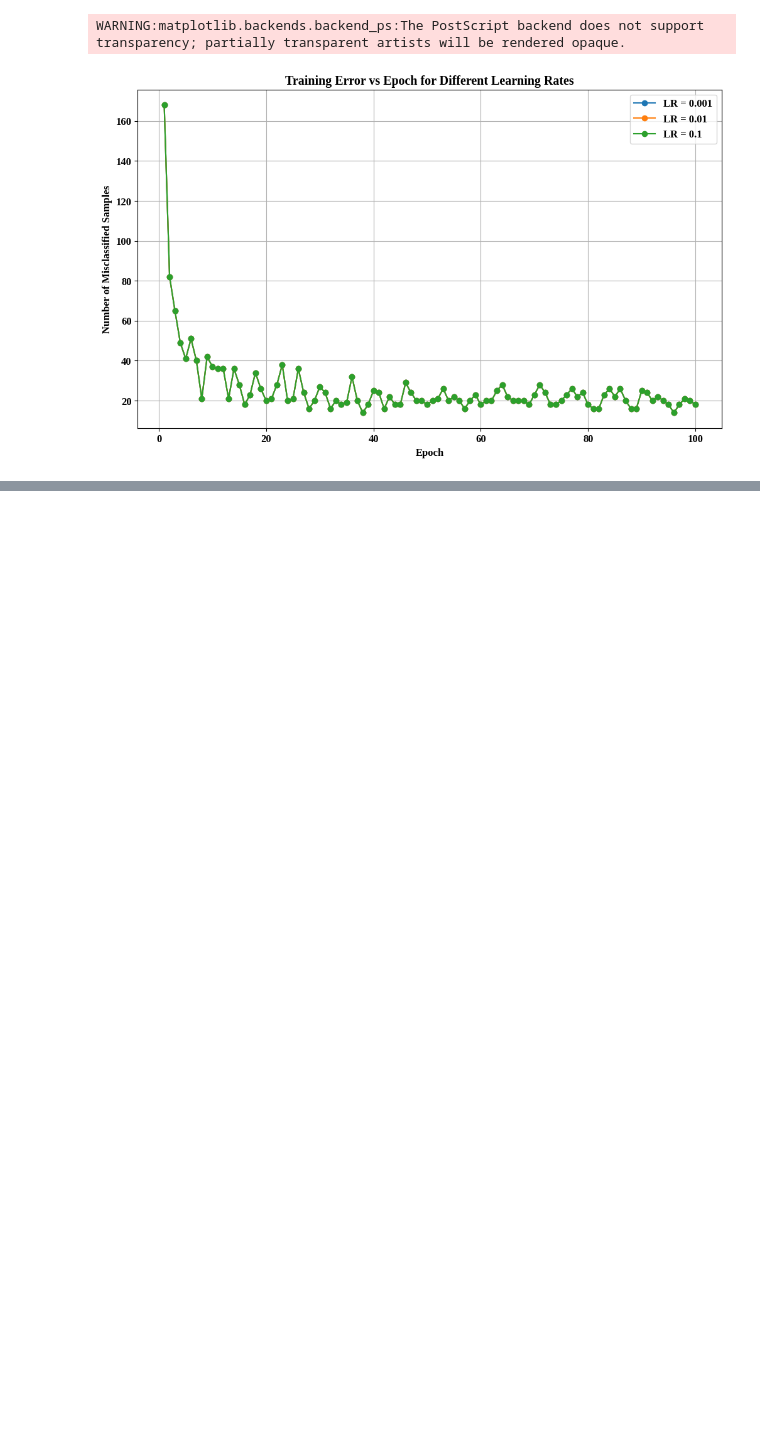
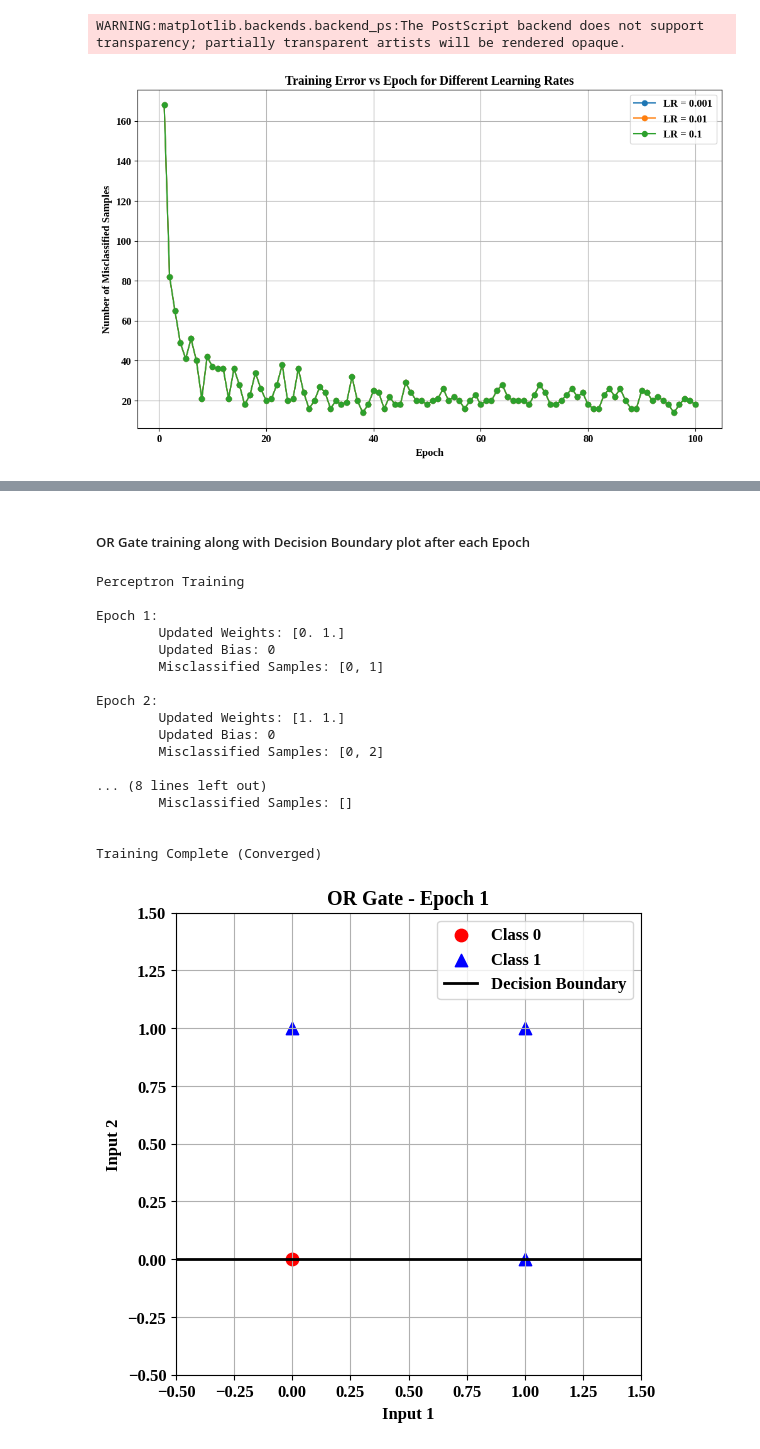
Before and after one commit to KasiramSayee/Deep_Learning, a Jupyter notebook: Perceptron/perceptron.ipynb, the cells around one changed output, grey strips where cells are left out. Cells and saved outputs as stored; diff of their text form; code cells hidden in the pictures; blank space fills up the shorter version.

```diff
--- a/Perceptron/perceptron.ipynb
+++ b/Perceptron/perceptron.ipynb
@@ -517,0 +533,4 @@ WARNING:matplotlib.backends.backend_ps:The PostScript backend does not support t
+# %%
+# OR gate
+X_or = np.array([[0,0], [0,1], [1,0], [1,1]])
+Y_or = pd.Series([0,1,1,1])
@@ -517,0 +681,38 @@ WARNING:matplotlib.backends.backend_ps:The PostScript backend does not support t
+# %% [markdown]
+##### OR Gate training along with Decision Boundary plot after each Epoch
+# %%
+model_or = Perceptron(learning_rate = 1, epochs = 10)
+model_or.fit(X_or, Y_or)
+
+for i in range(len(model_or.weights_history)):
+
+    model_or.weights = model_or.weights_history[i]
+    model_or.bias = model_or.bias_history[i]
+
+    plot_decision_boundary(
+        X_or,
+        Y_or,
+        model_or.weights,
+        model_or.bias,
+        "OR",
+        i + 1
+    )
+# %% [output]
+Perceptron Training
+
+Epoch 1:
+        Updated Weights: [0. 1.]
+        Updated Bias: 0
+        Misclassified Samples: [0, 1]
+
+Epoch 2:
+        Updated Weights: [1. 1.]
+        Updated Bias: 0
+        Misclassified Samples: [0, 2]
+
+... (8 lines left out)
+        Misclassified Samples: []
+
+
+Training Complete (Converged)
+[figure, added]
```
Also changed, not shown: parts of 18 cells of this notebook, 3 other files.
